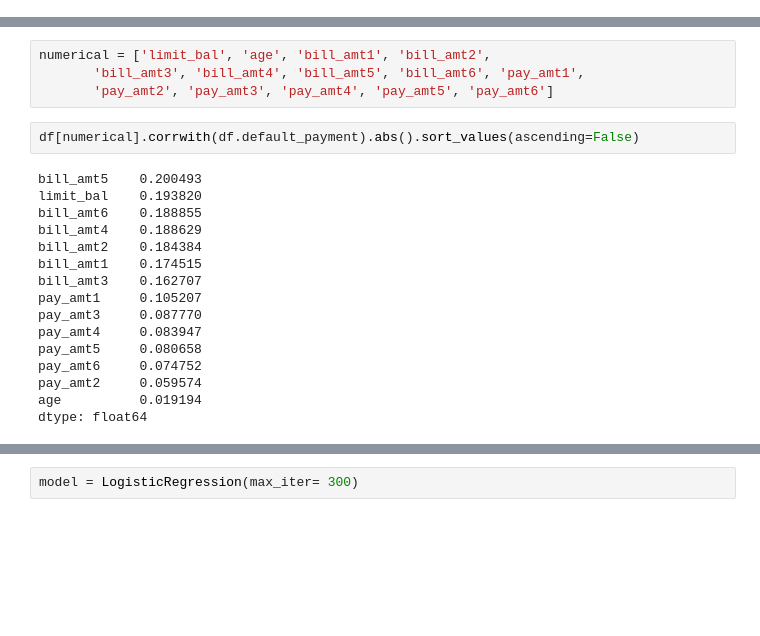
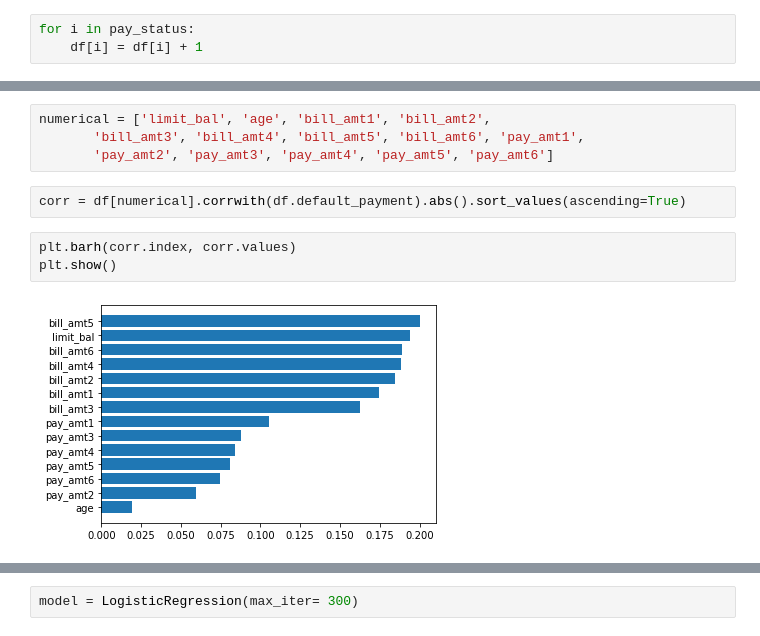
Before and after one commit to hamitguner/ML-zoomcamp, a Jupyter notebook: midterm-project/notebook.ipynb, the cells around one changed output, grey strips where cells are left out. Saved outputs shown, nothing was run; the diff lists cells and outputs as text; blank space fills up the shorter version.

```diff
--- a/midterm-project/notebook.ipynb
+++ b/midterm-project/notebook.ipynb
@@ -190,3 +192,6 @@ for i in pay_status:
+# %%
+for i in pay_status:
+    df[i] = df[i] + 1
 # %% [markdown]
 ##### For sex
 # %%
@@ -738,21 +678,10 @@ plt.show()
 numerical = ['limit_bal', 'age', 'bill_amt1', 'bill_amt2',
        'bill_amt3', 'bill_amt4', 'bill_amt5', 'bill_amt6', 'pay_amt1',
        'pay_amt2', 'pay_amt3', 'pay_amt4', 'pay_amt5', 'pay_amt6']
-# %%
-df[numerical].corrwith(df.default_payment).abs().sort_values(ascending=False)
-# %% [output]
-bill_amt5    0.200493
-limit_bal    0.193820
-bill_amt6    0.188855
-bill_amt4    0.188629
-bill_amt2    0.184384
-bill_amt1    0.174515
-bill_amt3    0.162707
-pay_amt1     0.105207
-pay_amt3     0.087770
-pay_amt4     0.083947
-pay_amt5     0.080658
-pay_amt6     0.074752
-pay_amt2     0.059574
-age          0.019194
-dtype: float64
+# %%
+corr = df[numerical].corrwith(df.default_payment).abs().sort_values(ascending=True)
+# %%
+plt.barh(corr.index, corr.values)
+plt.show()
+# %% [output]
+[figure, added]
```
Also changed, not shown: parts of 79 cells of this notebook.
